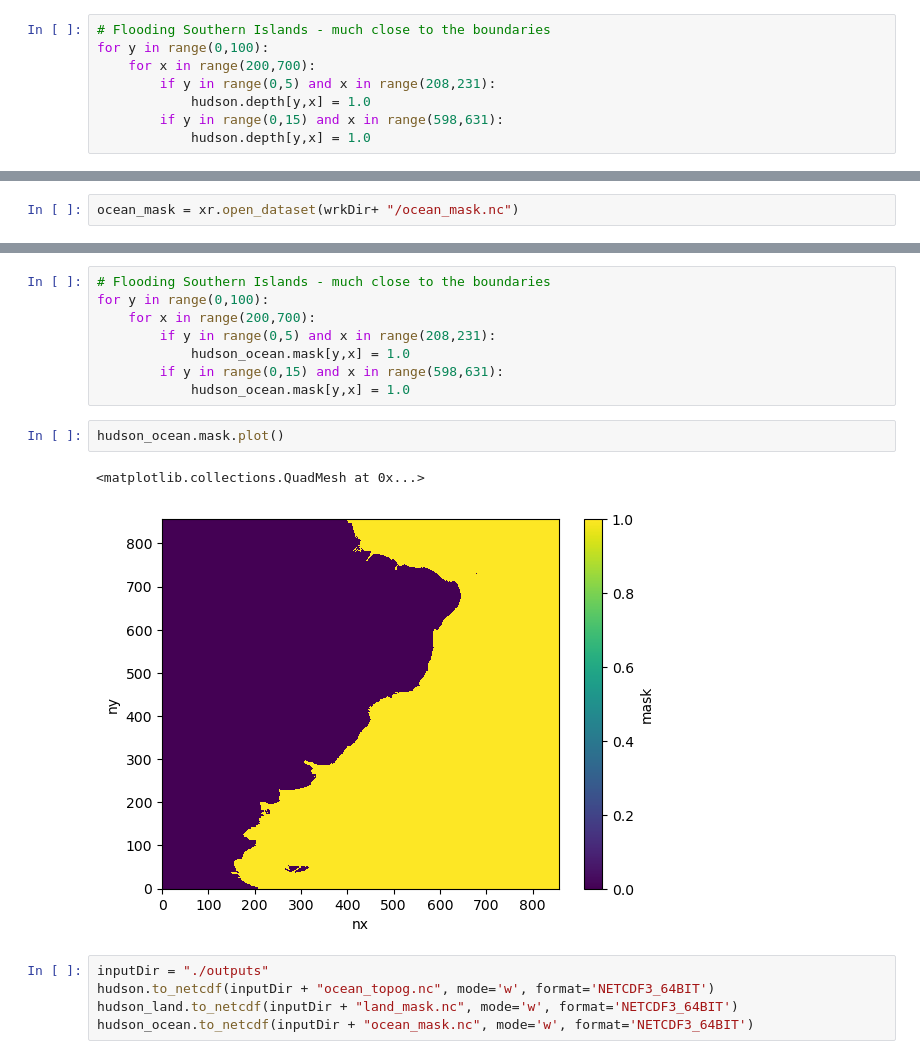
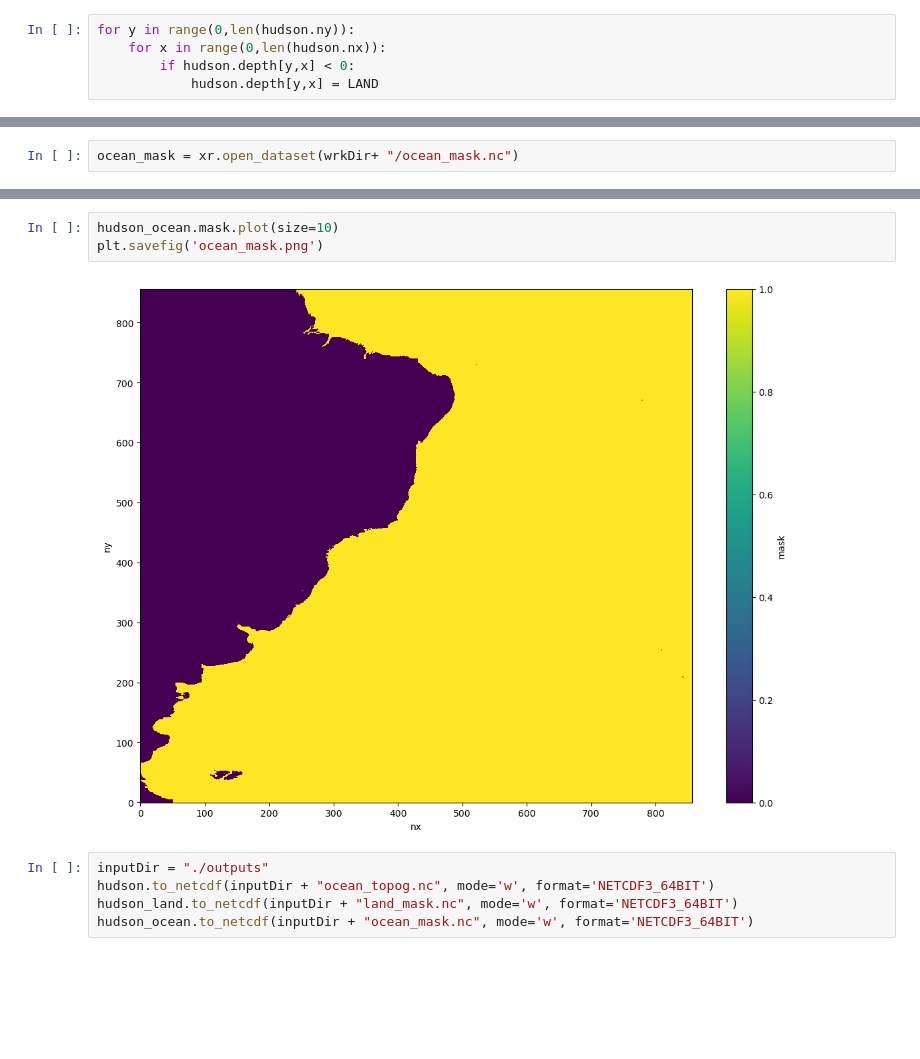
Before and after one commit to nlaureanti/SWA14, a Jupyter notebook: gridgen/southwestatlantic14.ipynb, the cells around one changed output, grey strips where cells are left out. Cells and saved outputs as stored; diff of their text form; blank space fills up the shorter version.

```diff
--- a/gridgen/southwestatlantic14.ipynb
+++ b/gridgen/southwestatlantic14.ipynb
@@ -463,10 +459,7 @@ for y in range(700,780):
 # %%
-# Flooding Southern Islands - much close to the boundaries
-for y in range(0,100):
-    for x in range(200,700):
-        if y in range(0,5) and x in range(208,231):
-            hudson.depth[y,x] = 1.0
-        if y in range(0,15) and x in range(598,631):
-            hudson.depth[y,x] = 1.0
+for y in range(0,len(hudson.ny)):
+    for x in range(0,len(hudson.nx)):
+        if hudson.depth[y,x] < 0:
+            hudson.depth[y,x] = LAND
 # %%
 #p=hudson.depth.isel(ny=slice(0,100),nx=slice(200,700)).plot(vmin=0,vmax=1, size=10)
@@ -816,16 +836,8 @@ for y in range(700,780):
-# %%
-# Flooding Southern Islands - much close to the boundaries
-for y in range(0,100):
-    for x in range(200,700):
-        if y in range(0,5) and x in range(208,231):
-            hudson_ocean.mask[y,x] = 1.0
-        if y in range(0,15) and x in range(598,631):
-            hudson_ocean.mask[y,x] = 1.0
 # %%
-hudson_ocean.mask.plot()
+hudson_ocean.mask.plot(size=10)
+plt.savefig('ocean_mask.png')
 # %% [output]
-<matplotlib.collections.QuadMesh at 0x...>
-[figure, old version]
+[figure, new version]
 # %%
 inputDir = "./outputs"
 hudson.to_netcdf(inputDir + "ocean_topog.nc", mode='w', format='NETCDF3_64BIT')
```
Also changed, not shown: parts of 15 cells of this notebook, 6 other files.
